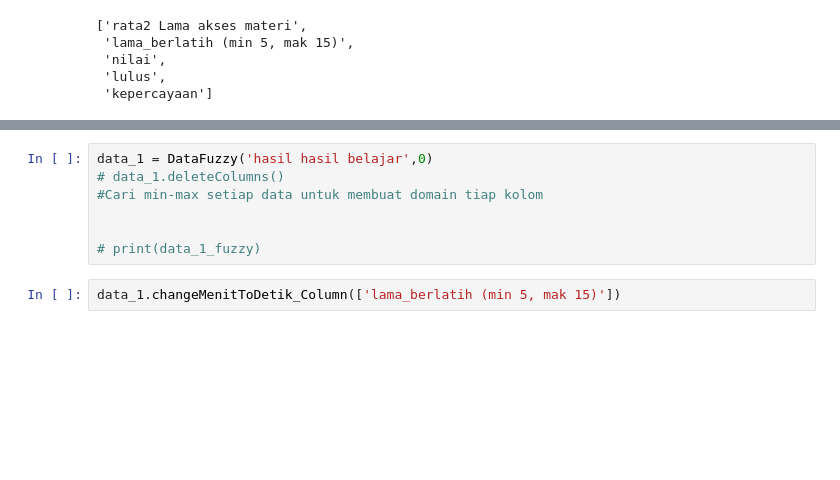
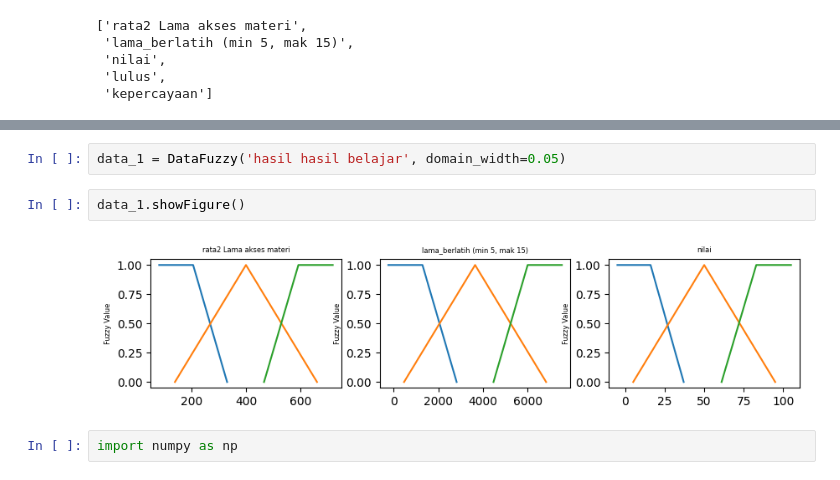
Before and after one commit to LvnnnX/SistemPakar-Fuzzy, a Jupyter notebook: Tugas Fuzzy2.ipynb, the cells around one changed output, grey strips where cells are left out. Drawn from its saved outputs; the diff is of its cells as text; blank space fills up the shorter version.

```diff
--- a/Tugas Fuzzy2.ipynb
+++ b/Tugas Fuzzy2.ipynb
@@ -413,9 +556,8 @@ class DataFuzzy:
-# %%
-data_1 = DataFuzzy('hasil hasil belajar',0)
-# data_1.deleteColumns()
-#Cari min-max setiap data untuk membuat domain tiap kolom
-
-
-# print(data_1_fuzzy)
-# %%
-data_1.changeMenitToDetik_Column(['lama_berlatih (min 5, mak 15)'])
+# %%
+data_1 = DataFuzzy('hasil hasil belajar', domain_width=0.05)
+# %%
+data_1.showFigure()
+# %% [output]
+[figure, added]
+# %%
+import numpy as np
```
Also changed, not shown: parts of 39 cells of this notebook.
